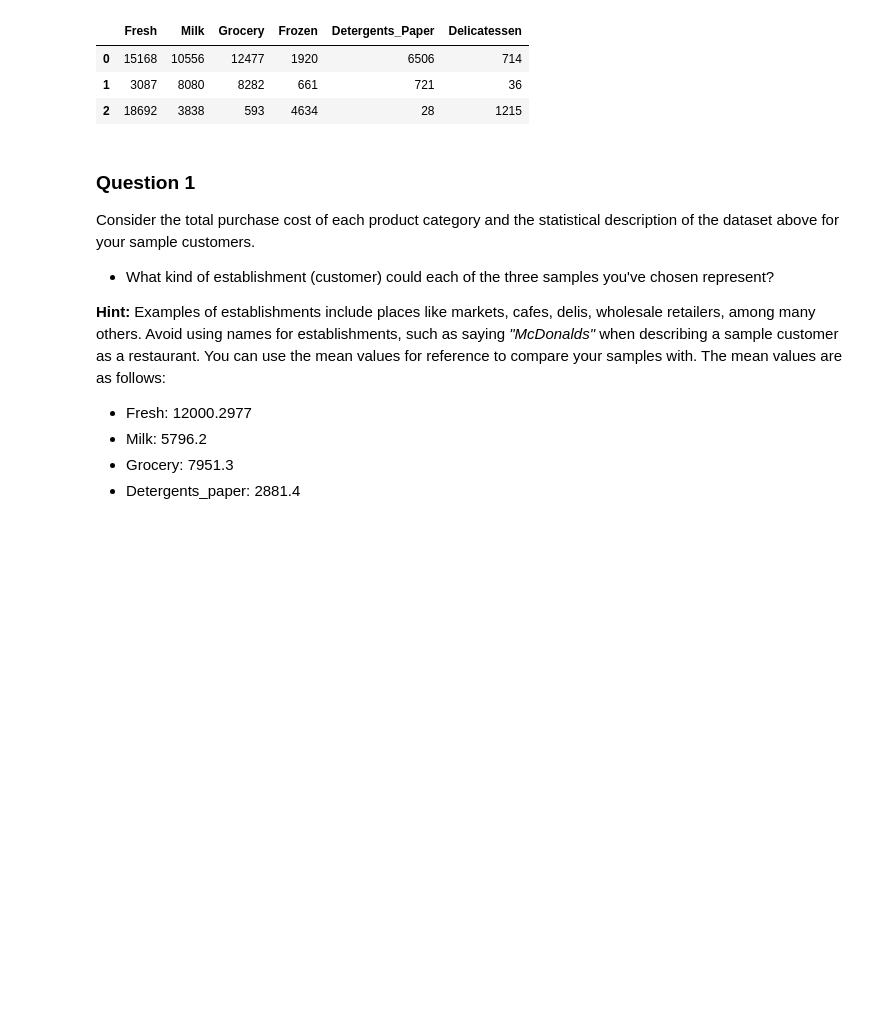
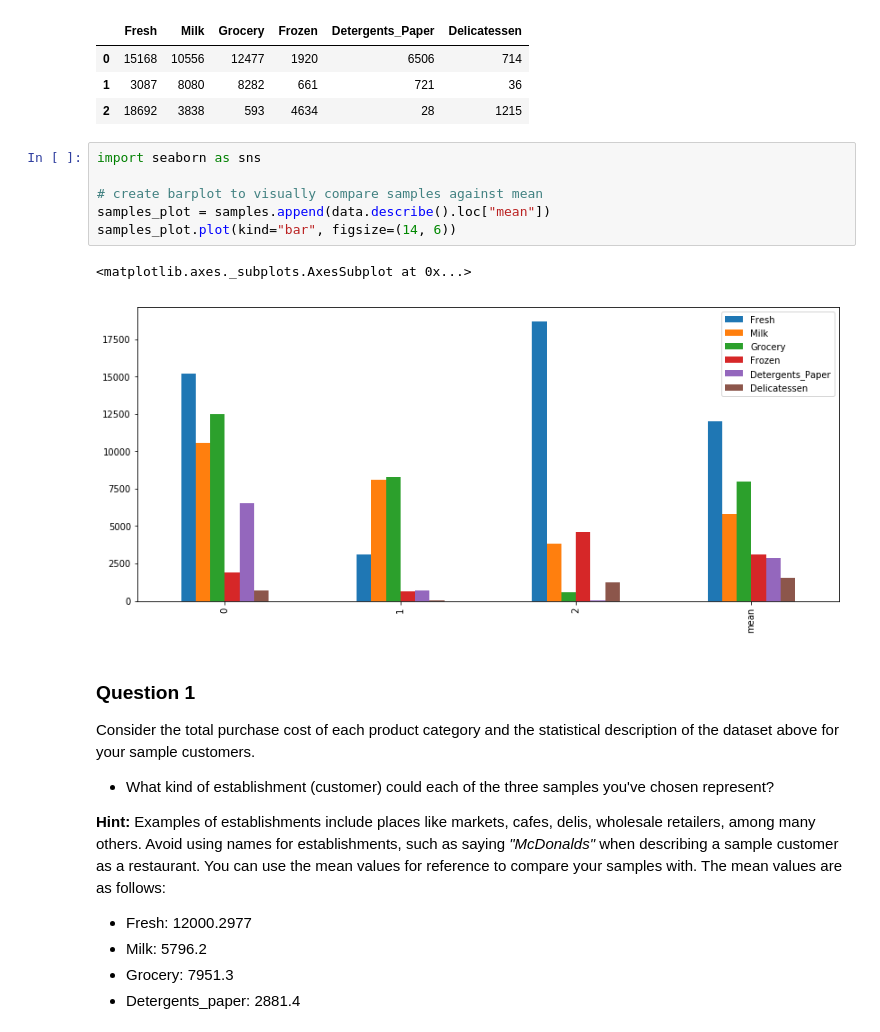
Before and after one commit to ASR-Engineering-Consulting/udacity-ml-nanodegree, a Jupyter notebook: customer_segments/customer_segments.ipynb, the cells around one changed output. Cells and saved outputs as stored; diff of their text form; blank space fills up the shorter version.

```diff
--- a/customer_segments/customer_segments.ipynb
+++ b/customer_segments/customer_segments.ipynb
@@ -72,6 +72,15 @@ Chosen samples of wholesale customers dataset:
 | 0 | 15168 | 10556 | 12477 | 1920 | 6506 | 714 |
 | 1 | 3087 | 8080 | 8282 | 661 | 721 | 36 |
 | 2 | 18692 | 3838 | 593 | 4634 | 28 | 1215 |
+# %%
+import seaborn as sns
+
+# create barplot to visually compare samples against mean
+samples_plot = samples.append(data.describe().loc["mean"])
+samples_plot.plot(kind="bar", figsize=(14, 6))
+# %% [output]
+<matplotlib.axes._subplots.AxesSubplot at 0x...>
+[figure, added]
 # %% [markdown]
 ### Question 1
 Consider the total purchase cost of each product category and the statistical description of the dataset above for your sample customers.
```
Also changed, not shown: parts of 19 cells of this notebook, 1 other file.
